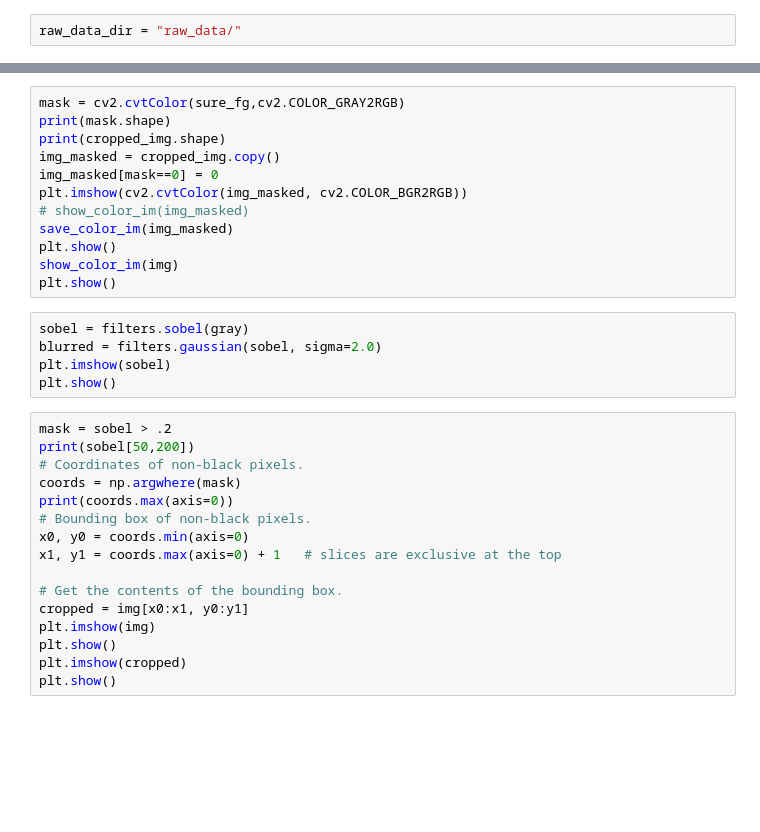
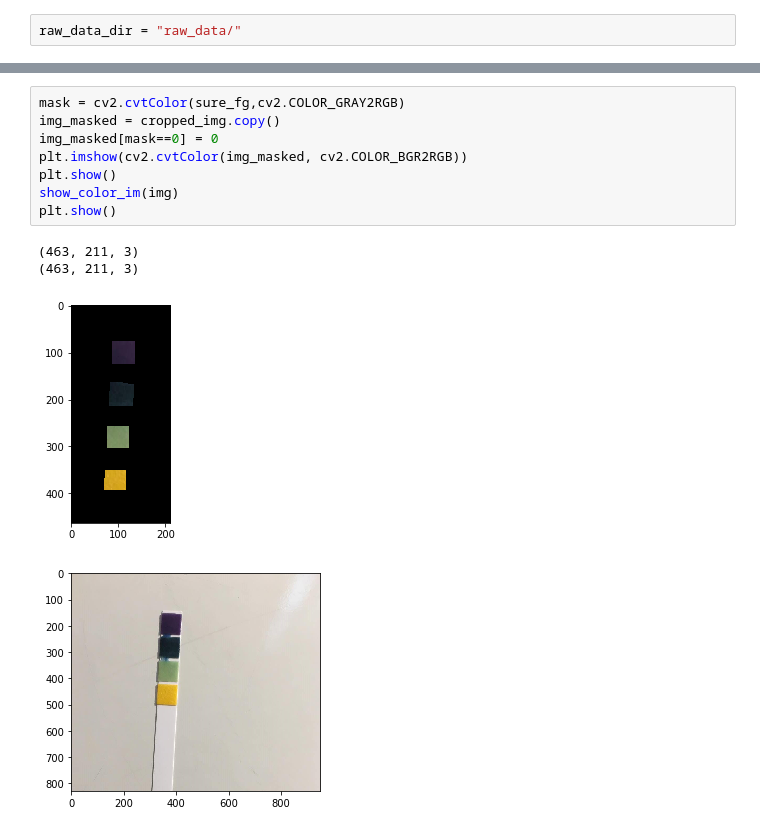
Before and after one commit to mattsit/ph-machine-learning, a Jupyter notebook: image_extraction_testing.ipynb, the cells around one changed output, grey strips where cells are left out. Drawn from its saved outputs; the diff is of its cells as text; blank space fills up the shorter version.

```diff
--- a/image_extraction_testing.ipynb
+++ b/image_extraction_testing.ipynb
@@ -84,33 +100,13 @@ plt.show()
 # %%
 mask = cv2.cvtColor(sure_fg,cv2.COLOR_GRAY2RGB)
-print(mask.shape)
-print(cropped_img.shape)
 img_masked = cropped_img.copy()
 img_masked[mask==0] = 0
 plt.imshow(cv2.cvtColor(img_masked, cv2.COLOR_BGR2RGB))
-# show_color_im(img_masked)
-save_color_im(img_masked)
 plt.show()
 show_color_im(img)
 plt.show()
+# %% [output]
+(463, 211, 3)
+(463, 211, 3)
+[figure, added]
+[figure, added]
-# %%
-sobel = filters.sobel(gray)
-blurred = filters.gaussian(sobel, sigma=2.0)
-plt.imshow(sobel)
-plt.show()
-# %%
-mask = sobel > .2
-print(sobel[50,200])
-# Coordinates of non-black pixels.
-coords = np.argwhere(mask)
-print(coords.max(axis=0))
-# Bounding box of non-black pixels.
-x0, y0 = coords.min(axis=0)
-x1, y1 = coords.max(axis=0) + 1   # slices are exclusive at the top
-
-# Get the contents of the bounding box.
-cropped = img[x0:x1, y0:y1]
-plt.imshow(img)
-plt.show()
-plt.imshow(cropped)
-plt.show()
```
Also changed, not shown: parts of 6 cells of this notebook, 6 other files.
